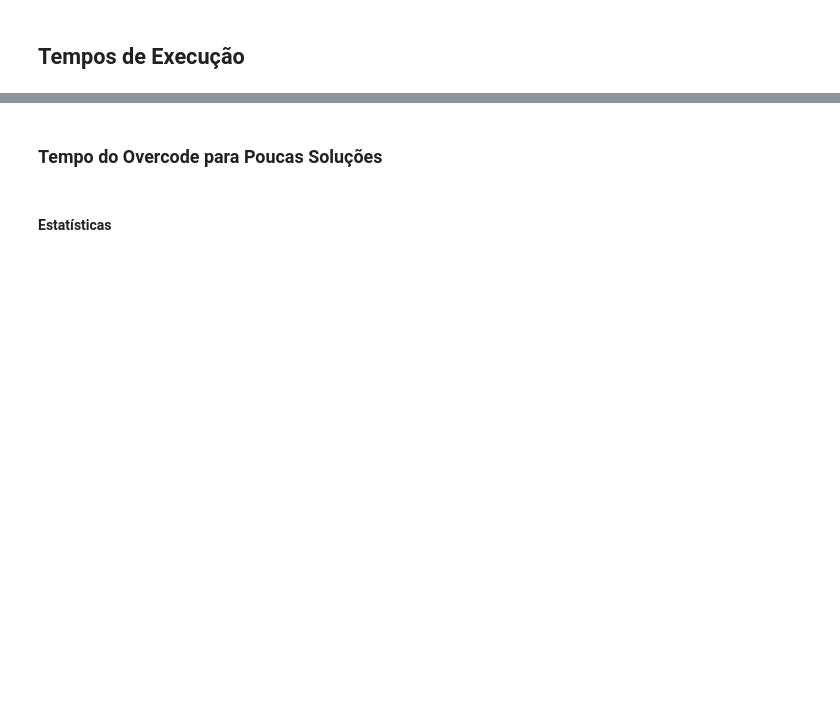
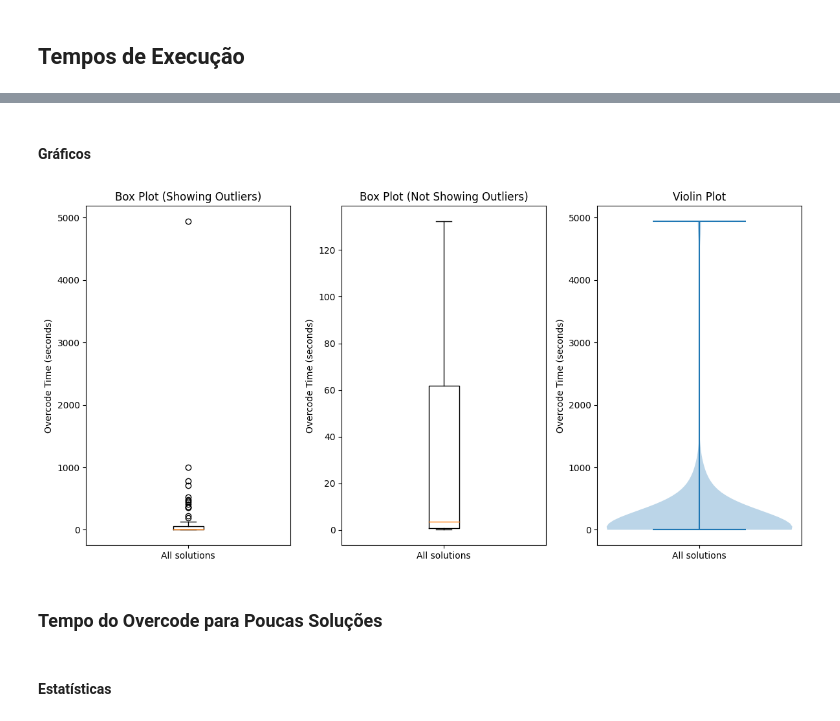
Before and after one commit to MachineTeachingEdu/overcode, a Jupyter notebook: exploring_overcode_data.ipynb, the cells around one changed output, grey strips where cells are left out. Cells and saved outputs as stored; diff of their text form; code cells hidden in the pictures; blank space fills up the shorter version.

```diff
--- a/exploring_overcode_data.ipynb
+++ b/exploring_overcode_data.ipynb
@@ -133,3 +194,9 @@ def generate_plots(box_data, xticklabels, ylabel):
+# %% [markdown]
+#### Gráficos
+# %%
+generate_plots(metrics['all_sol']['overcode_times'], ['All solutions'], 'Overcode Time (seconds)')
+# %% [output]
+[figure, added]
 # %% [markdown]
 ### Tempo do Overcode para Poucas Soluções
 # %% [markdown]
```
Also changed, not shown: parts of 39 cells of this notebook, 1 other file.
